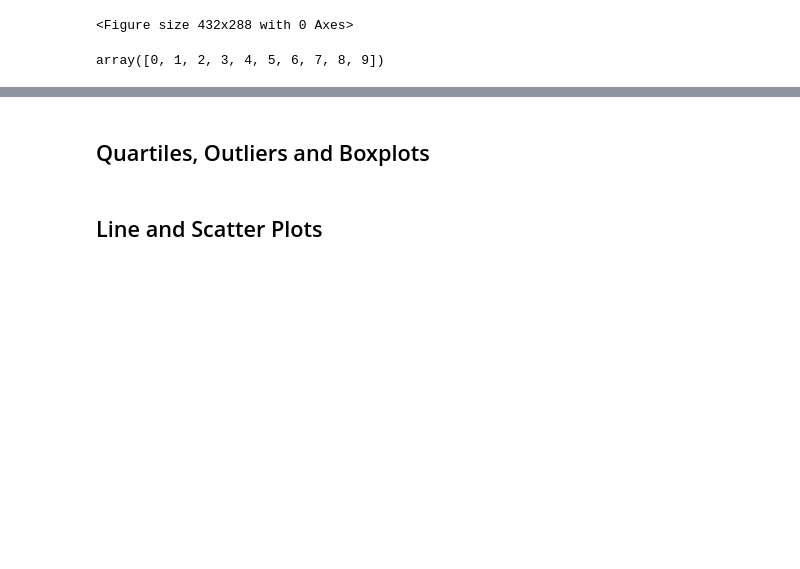
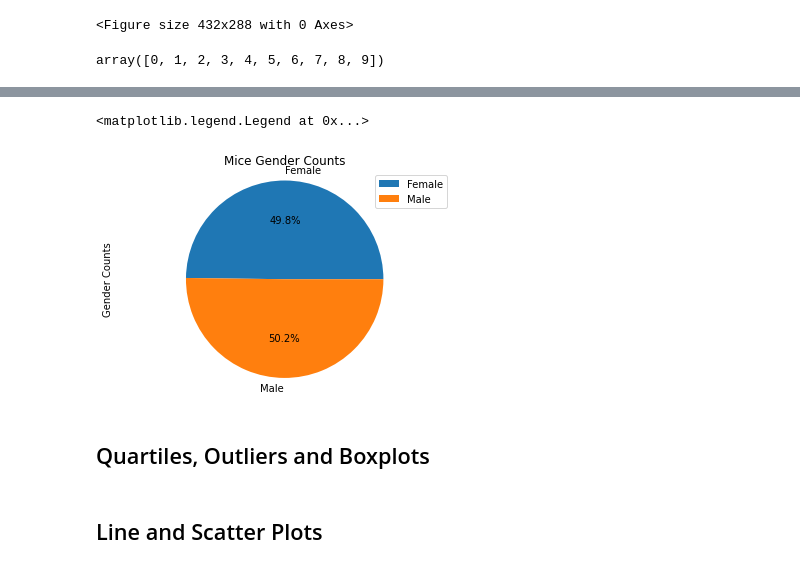
Before and after one commit to yuyhong23/matplotlib_the_power_of_plots, a Jupyter notebook: Pymaceuticals/pymaceuticals_starter-Copy1.ipynb, the cells around one changed output, grey strips where cells are left out. Cells and saved outputs as stored; diff of their text form; code cells hidden in the pictures; blank space fills up the shorter version.

```diff
--- a/Pymaceuticals/pymaceuticals_starter-Copy1.ipynb
+++ b/Pymaceuticals/pymaceuticals_starter-Copy1.ipynb
@@ -393,5 +420,14 @@ Text(0, 0.5, 'Unique Mice Counts')
 # %%
 # Generate a pie plot showing the distribution of female versus male mice using pyplot
+labels = ["Female","Male"]
+plt.pie(unique_mice_gender["Gender Counts"],labels=labels,autopct="%1.1f%%")
+plt.axis("equal")
+plt.title("Mice Gender Counts")
+plt.ylabel("Gender Counts")
+plt.legend(tick_labels, loc="upper right")
+# %% [output]
+<matplotlib.legend.Legend at 0x...>
+[figure, added]
 # %% [markdown]
 ## Quartiles, Outliers and Boxplots
 # %%
```
Also changed, not shown: parts of 4 cells of this notebook.
